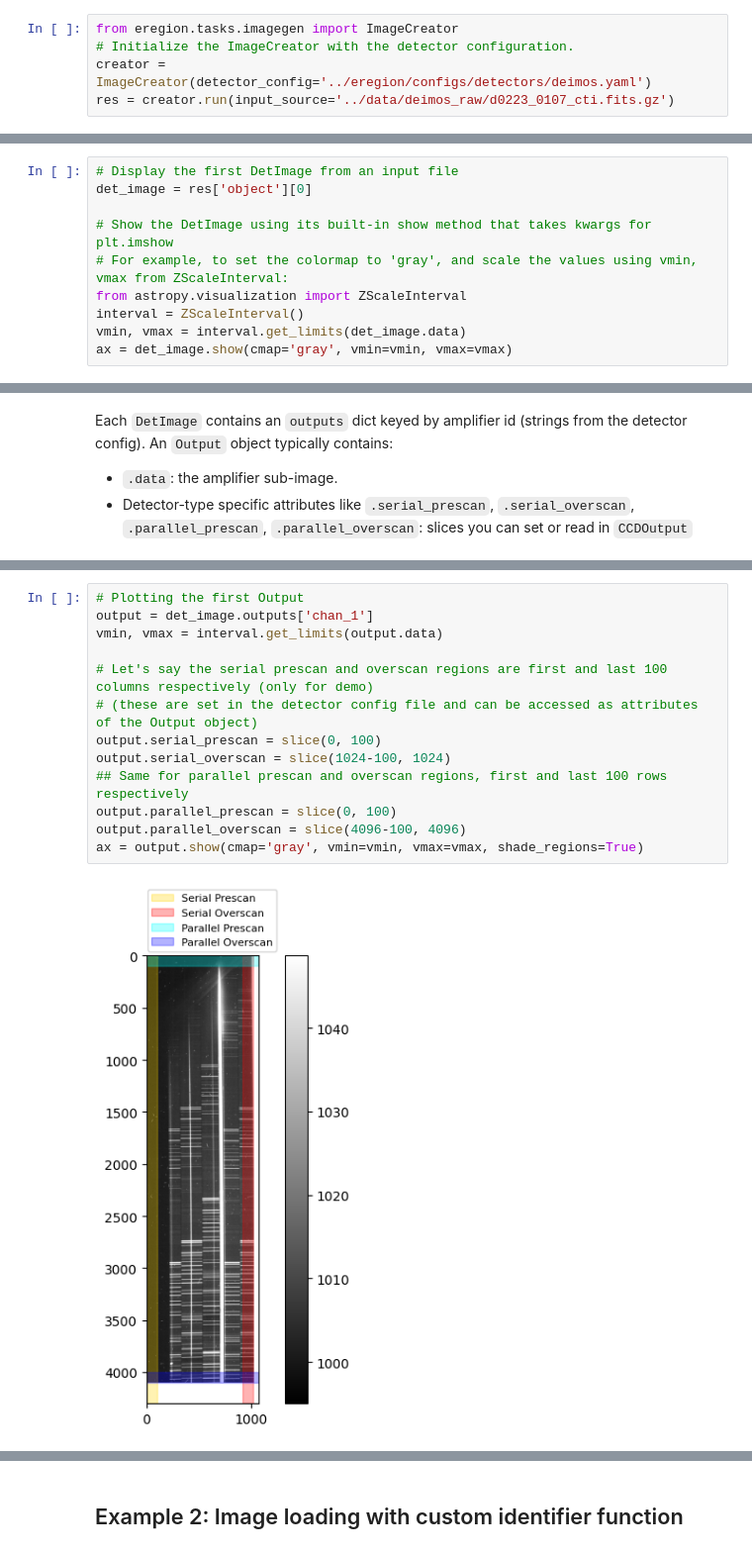
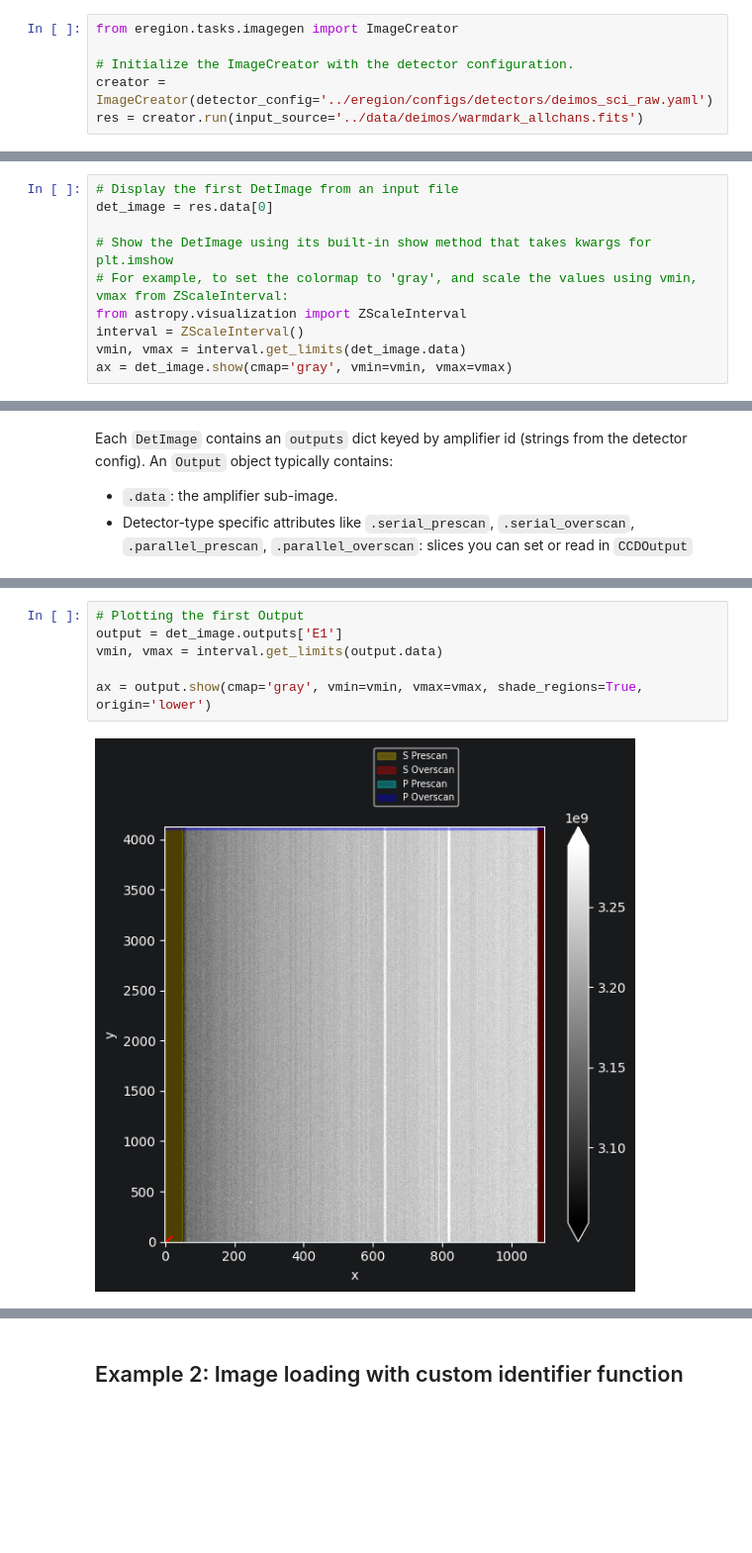
Before and after one commit to CaltechOpticalObservatories/eregion, a Jupyter notebook: playground/Example_image_loading.ipynb, the cells around one changed output, grey strips where cells are left out. Shown at 99% size. Saved outputs shown, nothing was run; the diff lists cells and outputs as text; blank space fills up the shorter version.

```diff
--- a/playground/Example_image_loading.ipynb
+++ b/playground/Example_image_loading.ipynb
@@ -30,7 +30,8 @@ The `run` method of `ImageCreator` accepts the raw data input and produces a dic
   of `DetImage` objects.
 # %%
 from eregion.tasks.imagegen import ImageCreator
+
 # Initialize the ImageCreator with the detector configuration.
-creator = ImageCreator(detector_config='../eregion/configs/detectors/deimos.yaml')
-res = creator.run(input_source='../data/deimos_raw/d0223_0107_cti.fits.gz')
+creator = ImageCreator(detector_config='../eregion/configs/detectors/deimos_sci_raw.yaml')
+res = creator.run(input_source='../data/deimos/warmdark_allchans.fits')
 # %% [output]
@@ -58,6 +77,6 @@ res
 # %%
 # Display the first DetImage from an input file
-det_image = res['object'][0]
+det_image = res.data[0]
 
 # Show the DetImage using its built-in show method that takes kwargs for plt.imshow
 # For example, to set the colormap to 'gray', and scale the values using vmin, vmax from ZScaleInterval:
@@ -79,18 +102,11 @@ NameError: name 'det_image' is not defined
 # %%
 # Plotting the first Output
-output = det_image.outputs['chan_1']
+output = det_image.outputs['E1']
 vmin, vmax = interval.get_limits(output.data)
 
-# Let's say the serial prescan and overscan regions are first and last 100 columns respectively (only for demo)
-# (these are set in the detector config file and can be accessed as attributes of the Output object)
-output.serial_prescan = slice(0, 100)
-output.serial_overscan = slice(1024-100, 1024)
-## Same for parallel prescan and overscan regions, first and last 100 rows respectively
-output.parallel_prescan = slice(0, 100)
-output.parallel_overscan = slice(4096-100, 4096)
-ax = output.show(cmap='gray', vmin=vmin, vmax=vmax, shade_regions=True)
+ax = output.show(cmap='gray', vmin=vmin, vmax=vmax, shade_regions=True, origin='lower')
 # %% [output]
-[figure, old version]
+[figure, new version]
 # %% [markdown]
 ## Building a focal plane image
 
```
Also changed, not shown: parts of 28 cells of this notebook, 28 other files.
